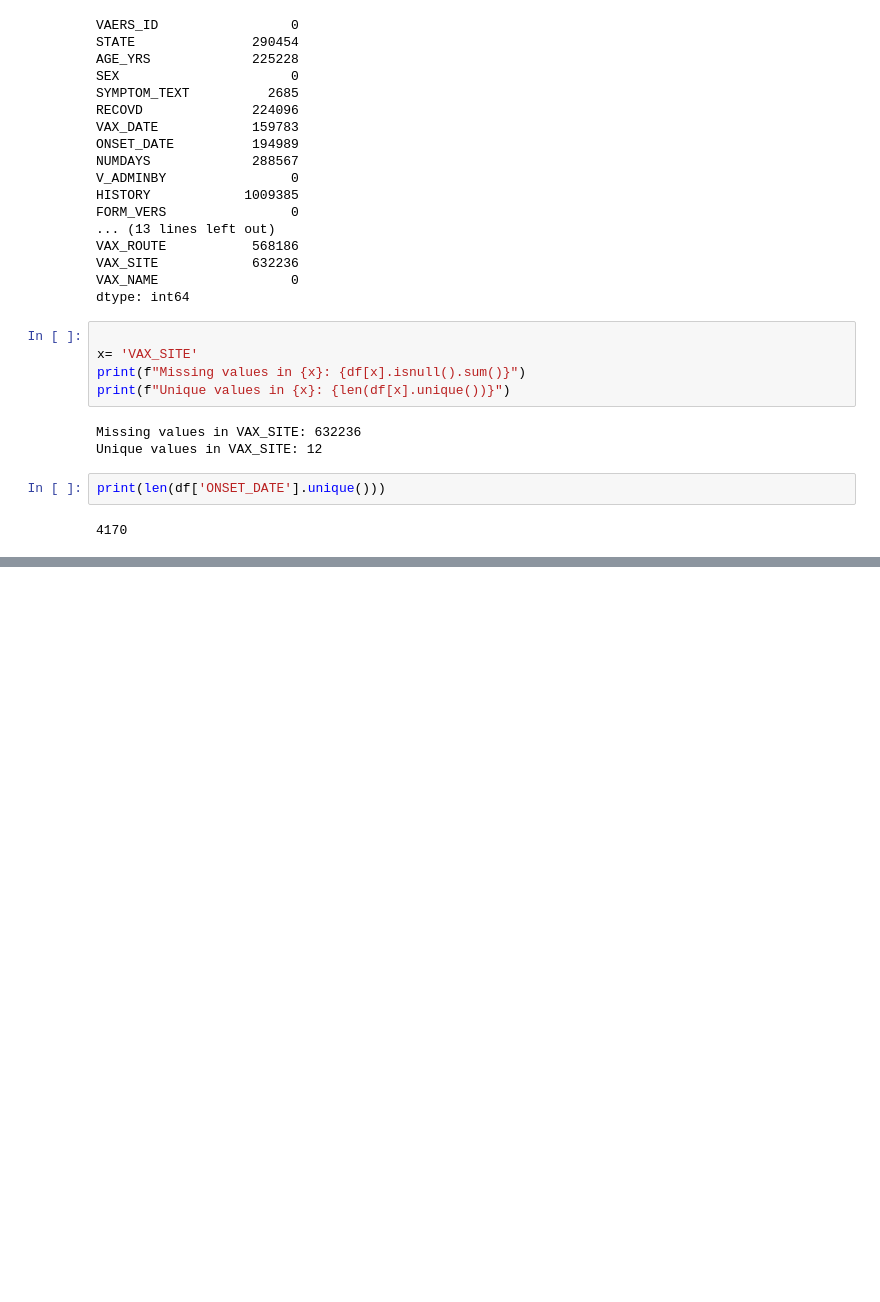
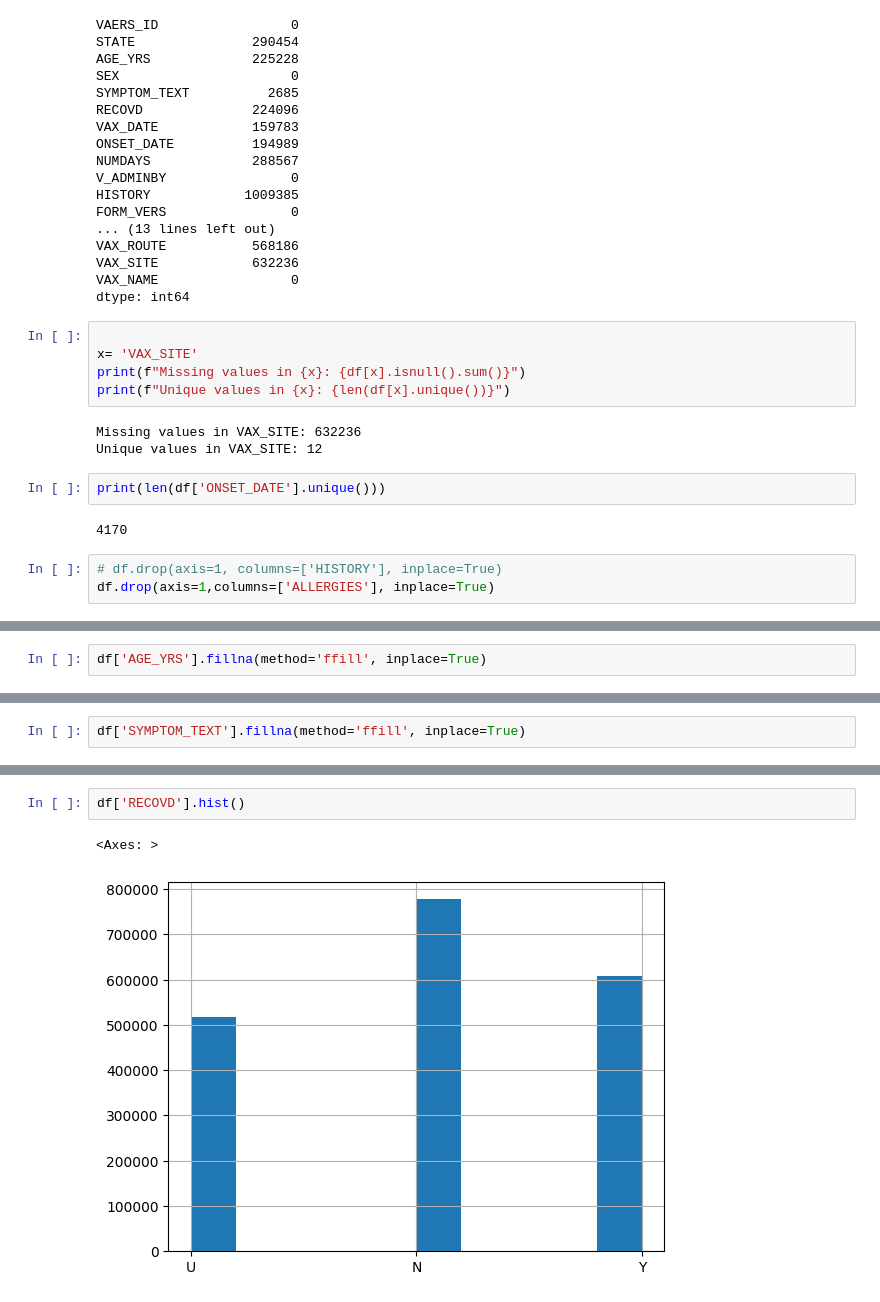
Before and after one commit to Saikiranudayana/ADEGuard-AI-Powered-Adverse-Drug-Event-Detection-and-Severity-Mapping-, a Jupyter notebook: data/processed/data_cleaning.ipynb, the cells around one changed output, grey strips where cells are left out. Saved outputs shown, nothing was run; the diff lists cells and outputs as text; blank space fills up the shorter version.

```diff
--- a/data/processed/data_cleaning.ipynb
+++ b/data/processed/data_cleaning.ipynb
@@ -549,3 +553,6 @@ Unique values in VAX_SITE: 12
 print(len(df['ONSET_DATE'].unique()))
 # %% [output]
 4170
+# %%
+# df.drop(axis=1, columns=['HISTORY'], inplace=True)
+df.drop(axis=1,columns=['ALLERGIES'], inplace=True)
@@ -551,0 +584,2 @@ print(len(df['ONSET_DATE'].unique()))
+# %%
+df['AGE_YRS'].fillna(method='ffill', inplace=True)
@@ -551,0 +599,2 @@ print(len(df['ONSET_DATE'].unique()))
+# %%
+df['SYMPTOM_TEXT'].fillna(method='ffill', inplace=True)
@@ -551,0 +632,5 @@ print(len(df['ONSET_DATE'].unique()))
+# %%
+df['RECOVD'].hist()
+# %% [output]
+<Axes: >
+[figure, added]
```
Also changed, not shown: parts of 23 cells of this notebook, 8 other files.
